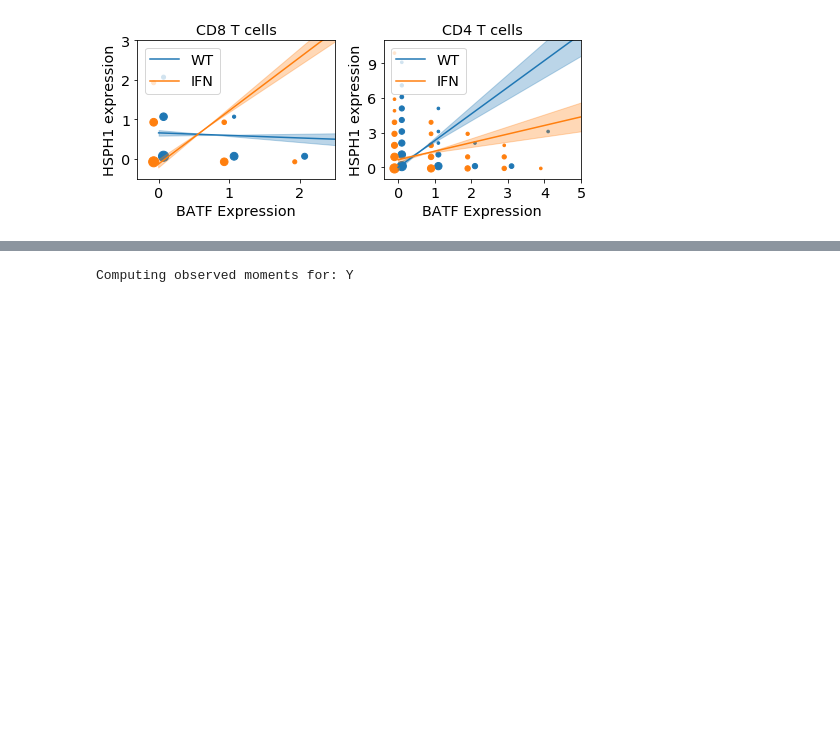
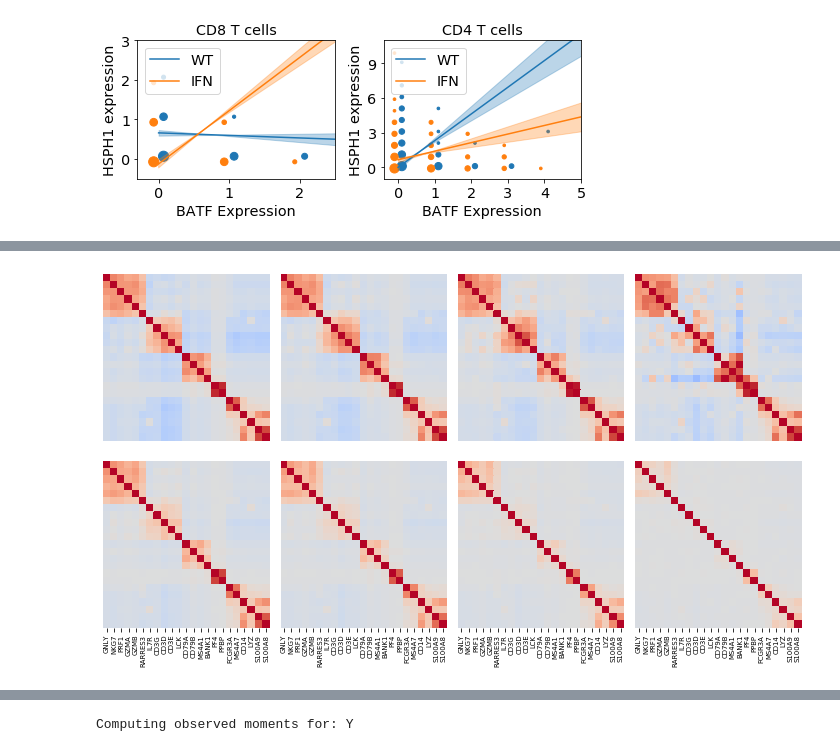
Before and after one commit to yelabucsf/scrna-parameter-estimation, a Jupyter notebook: examples/interferon_stimulation/interferon_2d_analysis.ipynb, the cells around one changed output, grey strips where cells are left out. Cells and saved outputs as stored; diff of their text form; code cells hidden in the pictures; blank space fills up the shorter version.

Commit message:
norm corr

```diff
--- a/examples/interferon_stimulation/interferon_2d_analysis.ipynb
+++ b/examples/interferon_stimulation/interferon_2d_analysis.ipynb
@@ -45,3 +45,6 @@ data_path = '/data/parameter_estimation/'
+# %%
+data_path = '/data/parameter_estimation/'
+data_path = '/wynton/group/ye/mincheol/parameter_estimation/interferon_data/20191218/'
 # %% [markdown]
 ### Plotting function
 # %%
@@ -55,7 +58,7 @@ def plot_2d_discrete(data, size_multiplier=10, offset=0.0):
 # %% [markdown]
 ### Read the IFN AnnData object
 # %%
-ifn_adata = sc.read(data_path + 'interferon_data/interferon.raw.h5ad')
+ifn_adata = sc.read(data_path + 'interferon.raw.h5ad')
 ifn_adata = ifn_adata[:, ifn_adata.var.index.map(lambda x: x[:2] != 'HB')]
 ifn_adata.obs['cell_type'] = (ifn_adata.obs['cell'].astype(str) + ' - ' + ifn_adata.obs['stim'].astype(str)).astype('category')
 # %% [output]
@@ -371,0 +390,3 @@ fig.savefig(data_path + 'figures/fig3/BATF_HSPH1.pdf')
+# %%
+full_ifn_adata = sc.read(data_path + 'interferon.h5ad')
+full_ifn_adata.obs['n_counts'] = full_ifn_adata.X.sum(axis=1)
@@ -371,0 +418,72 @@ fig.savefig(data_path + 'figures/fig3/BATF_HSPH1.pdf')
+# %%
+marker_gene_adata_sampled_norm.X = marker_gene_adata_sampled_norm.X / (dropout * marker_gene_adata_sampled_norm.obs['n_counts'].values).reshape(-1, 1)
+# %%
+params = {'legend.fontsize': 'x-large',
+         'axes.labelsize': 'x-large',
+         'axes.titlesize':'x-large',
+         'figure.titlesize':'xx-large',
+         'xtick.labelsize':'x-small',
+         'ytick.labelsize':'x-small'}
+pylab.rcParams.update(params)
+
+plt.figure(figsize=(10, 6));
+plt.subplots_adjust(hspace=0.1, wspace=0)
+
+for idx, dropout in enumerate([1, 0.5, 0.2, 0.05]):
+    #dropout = 0.05
+
+    full_ifn_adata_sampled = full_ifn_adata.copy()
+    #full_ifn_adata_sampled.X = full_ifn_adata_sampled.X.toarray().astype(int)
+
+    ifn_adata_sampled = ifn_adata.copy()
+    ifn_adata_sampled.X = ifn_adata_sampled.X.toarray().astype(int)
+    ifn_adata_sampled.X = stats.binom.rvs(ifn_adata_sampled.X, p=dropout)
+
+    all_gene_estimator = scme.SingleCellEstimator(
+        adata=ifn_adata_sampled,
+        group_label='cell_type',
+        n_umis_column='n_counts',
+        num_permute=10000,
+        beta=0.1*dropout)
+    all_gene_estimator.estimate_beta_sq(tolerance=5)
+
+    marker_gene_adata_sampled = full_ifn_adata[:, marker_genes].copy()
+    marker_gene_adata_sampled.X = marker_gene_adata_sampled.X.toarray().astype(int)
+    marker_gene_adata_sampled.X = stats.binom.rvs(marker_gene_adata_sampled.X, p=dropout)
+    marker_gene_adata_sampled.obs['PBMC'] = 'Y'
+    marker_gene_adata_sampled_norm = marker_gene_adata_sampled.copy()
+    marker_gene_adata_sampled_norm.X = marker_gene_adata_sampled_norm.X / (dropout * marker_gene_adata_sampled_norm.obs['n_counts'].values).reshape(-1, 1)*1e4
+    sc.pp.log1p(marker_gene_adata_sampled_norm)
+
+
+    estimator = scme.SingleCellEstimator(
+        adata=marker_gene_adata_sampled,
+        group_label='PBMC',
+        n_umis_column='n_counts',
+        num_permute=10000,
+        beta=0.1*dropout)
+    estimator.estimate_beta_sq(tolerance=3)
+    estimator.beta_sq = all_gene_estimator.beta_sq
+    estimator.estimate_parameters()
+
+    # Fit a correlation matrix
+    estimated_corr_mat = estimator.parameters['Y']['corr']
+    estimated_corr_mat = np.clip(estimated_corr_mat, -1, 1)
+    raw_corr_mat = np.corrcoef(marker_gene_adata_sampled.X, rowvar=False)
+    norm_corr_mat = np.corrcoef(marker_gene_adata_sampled_norm.X, rowvar=False)
+    estimated_corr_mat = pd.DataFrame(estimated_corr_mat, index=marker_genes, columns=marker_genes)
+    raw_corr_mat = pd.DataFrame(raw_corr_mat, index=marker_genes, columns=marker_genes)
+    norm_corr_mat = pd.DataFrame(norm_corr_mat, index=marker_genes, columns=marker_genes)
+
+    plt.subplot(2, 4, idx + 1);
+    sns.heatmap(estimated_corr_mat, cmap='coolwarm', cbar=False,
+        xticklabels=False, yticklabels=False, center=0, square=True)
+    plt.subplot(2, 4, idx + 5);
+
+    # Show norm or raw
+    sns.heatmap(raw_corr_mat, cmap='coolwarm',cbar=False,
+        xticklabels=True, yticklabels=False, center=0, square=True)
+plt.tight_layout()
+
+#plt.savefig(data_path + 'figures/fig3/marker_correlations.pdf')
+# %% [output]
@@ -372 +507,2 @@ fig.savefig(data_path + 'figures/fig3/BATF_HSPH1.pdf')
+[figure, added]
 # %% [markdown]
```
Also changed, not shown: parts of 19 cells of this notebook, 4 other files.
